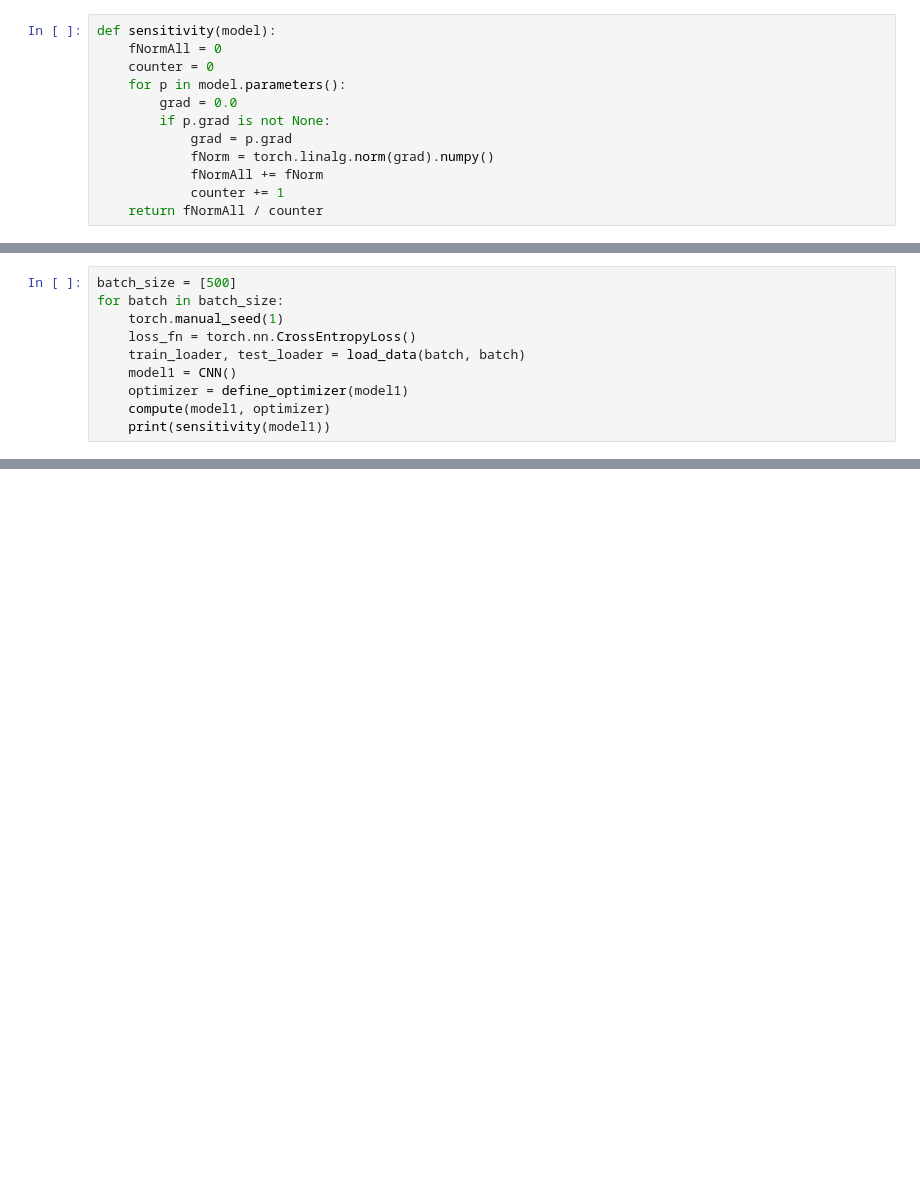
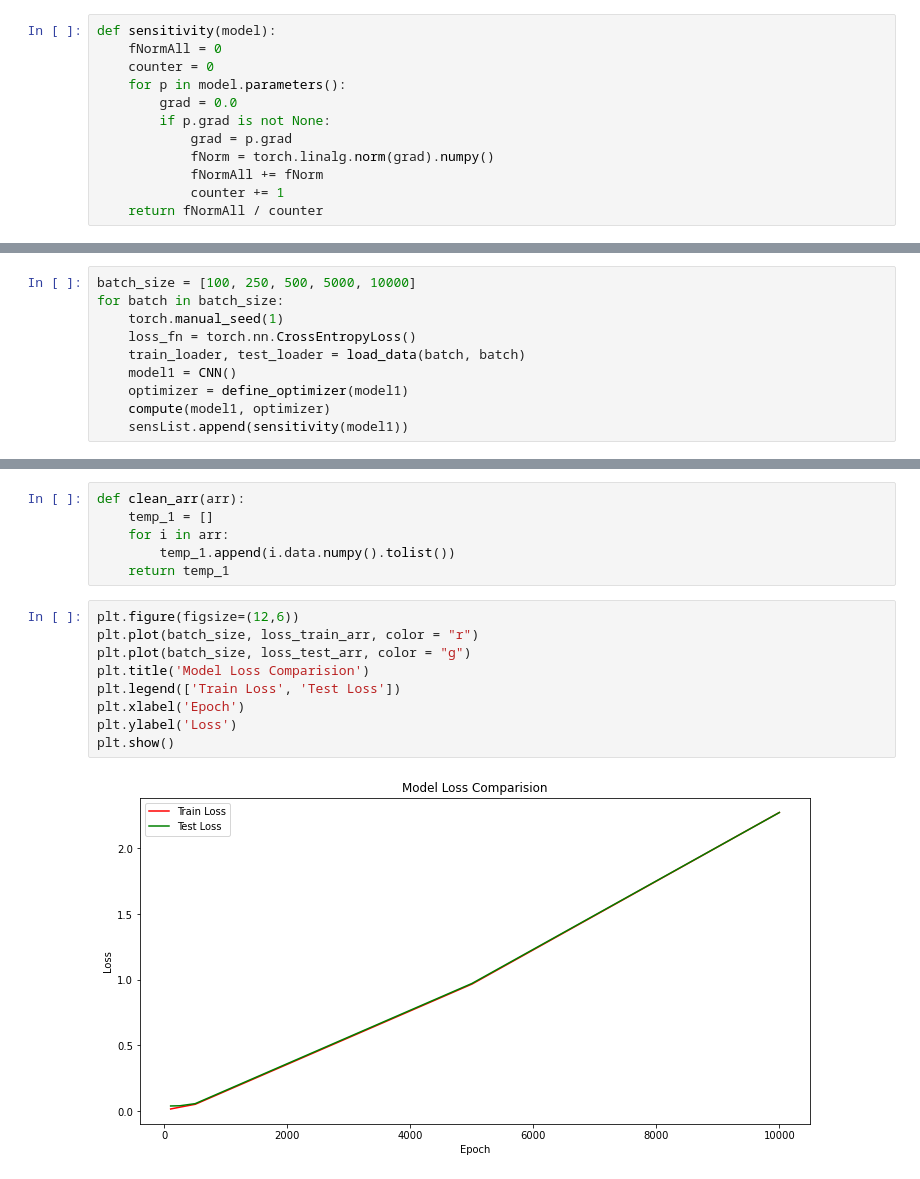
Before and after one commit to nik1097/Deep-Learning, a Jupyter notebook: Homework 1/HW1 Flat vs General_sensitivity.ipynb, the cells around one changed output, grey strips where cells are left out. Cells and saved outputs as stored; diff of their text form; blank space fills up the shorter version.

Commit message:
updated sensitivity

```diff
--- a/Homework 1/HW1 Flat vs General_sensitivity.ipynb
+++ b/Homework 1/HW1 Flat vs General_sensitivity.ipynb
@@ -133,5 +138,5 @@ epochs = 10
 # %%
-batch_size = [500]
+batch_size = [100, 250, 500, 5000, 10000]
 for batch in batch_size:
     torch.manual_seed(1)
     loss_fn = torch.nn.CrossEntropyLoss()
@@ -139,5 +144,5 @@ for batch in batch_size:
     model1 = CNN()
     optimizer = define_optimizer(model1)
     compute(model1, optimizer)
-    print(sensitivity(model1))
+    sensList.append(sensitivity(model1))
 # %% [output]
@@ -160,0 +150,17 @@ Model Test loss:  tensor(0.0385)
+# %%
+def clean_arr(arr):
+    temp_1 = []
+    for i in arr:
+        temp_1.append(i.data.numpy().tolist())
+    return temp_1
+# %%
+plt.figure(figsize=(12,6))
+plt.plot(batch_size, loss_train_arr, color = "r")
+plt.plot(batch_size, loss_test_arr, color = "g")
+plt.title('Model Loss Comparision')
+plt.legend(['Train Loss', 'Test Loss'])
+plt.xlabel('Epoch')
+plt.ylabel('Loss')
+plt.show()
+# %% [output]
+[figure, added]
```
Also changed, not shown: parts of 10 cells of this notebook.
